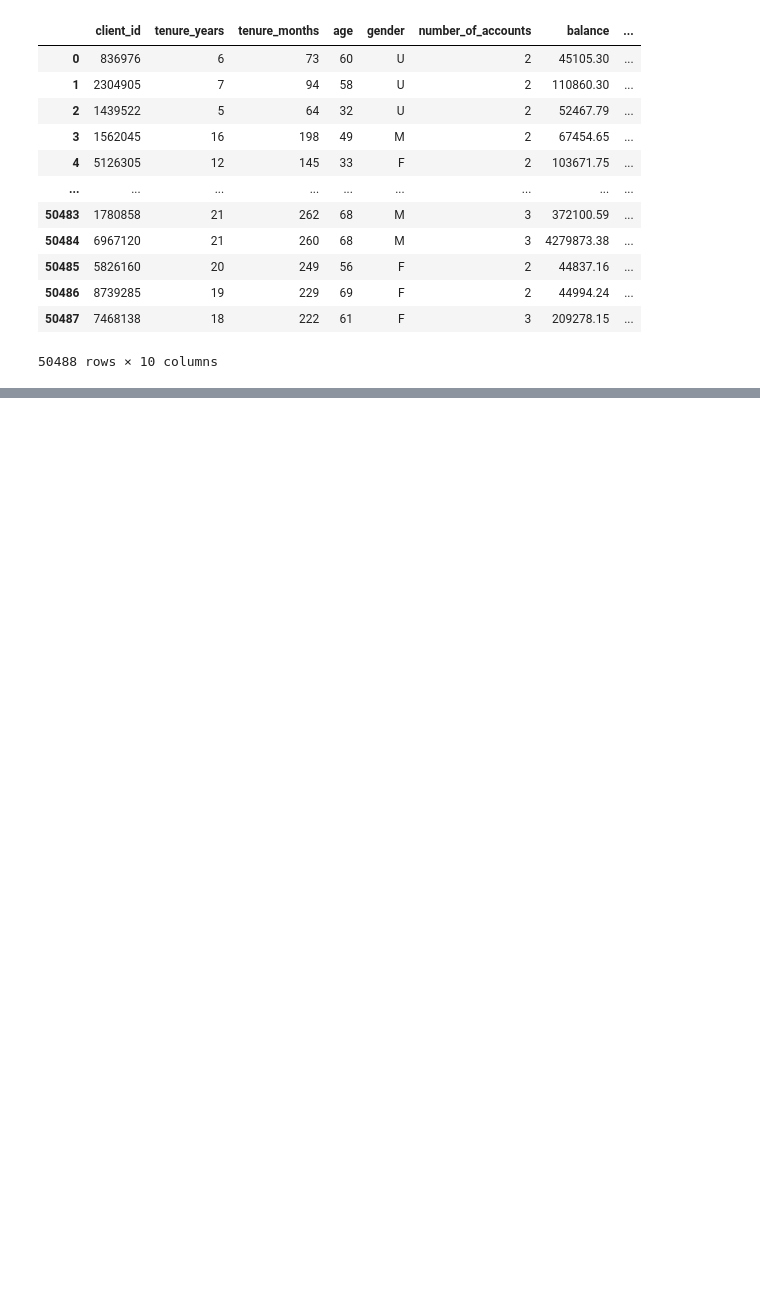
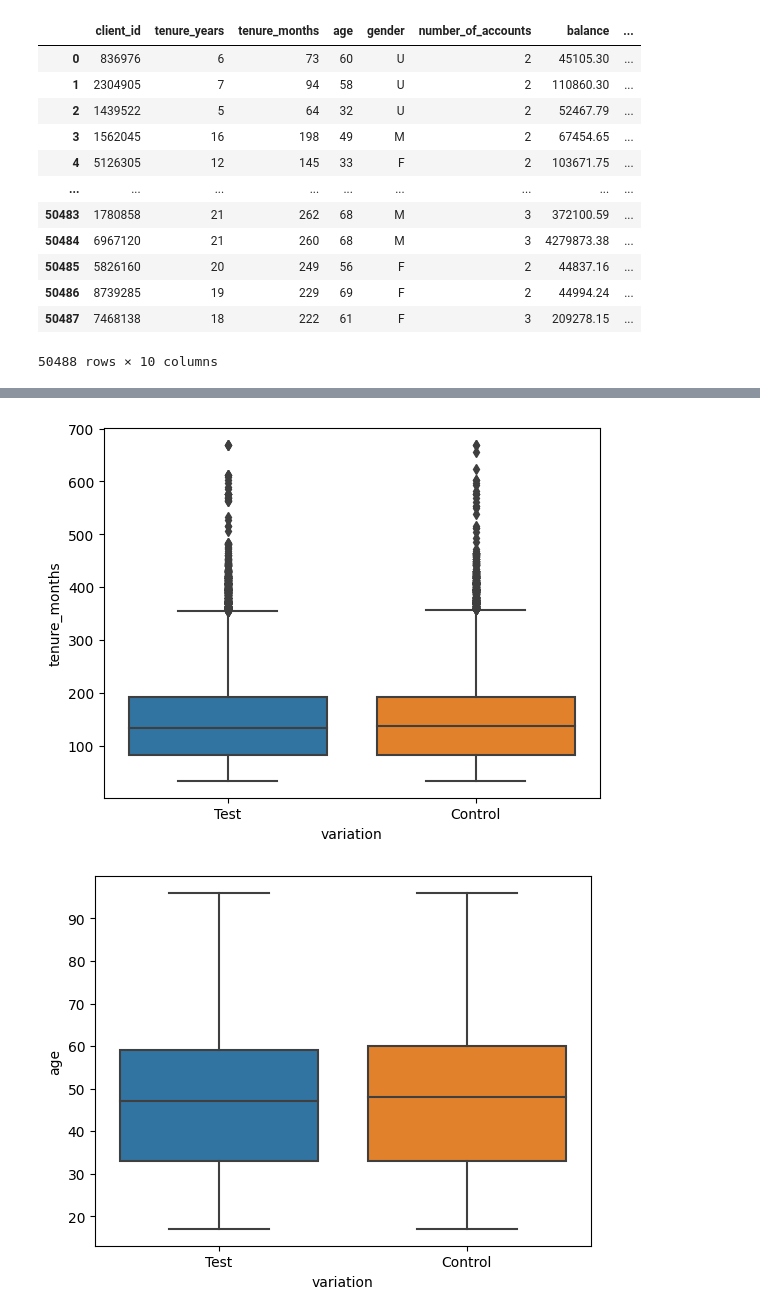
Before and after one commit to vijayendra-k/AB-Testing, a Jupyter notebook: AB-Testing.ipynb, the cells around one changed output, grey strips where cells are left out. Cells and saved outputs as stored; diff of their text form; code cells hidden in the pictures; blank space fills up the shorter version.

```diff
--- a/AB-Testing.ipynb
+++ b/AB-Testing.ipynb
@@ -492,0 +501,7 @@ for i in cols_num:
+# %%
+for i in ['tenure_months','age','balance']:
+    sn.boxplot(x='variation',y=i,data=combdf)
+    plt.show()
+# %% [output]
+[figure, added]
+[figure, added]
```
Also changed, not shown: parts of 8 cells of this notebook.
